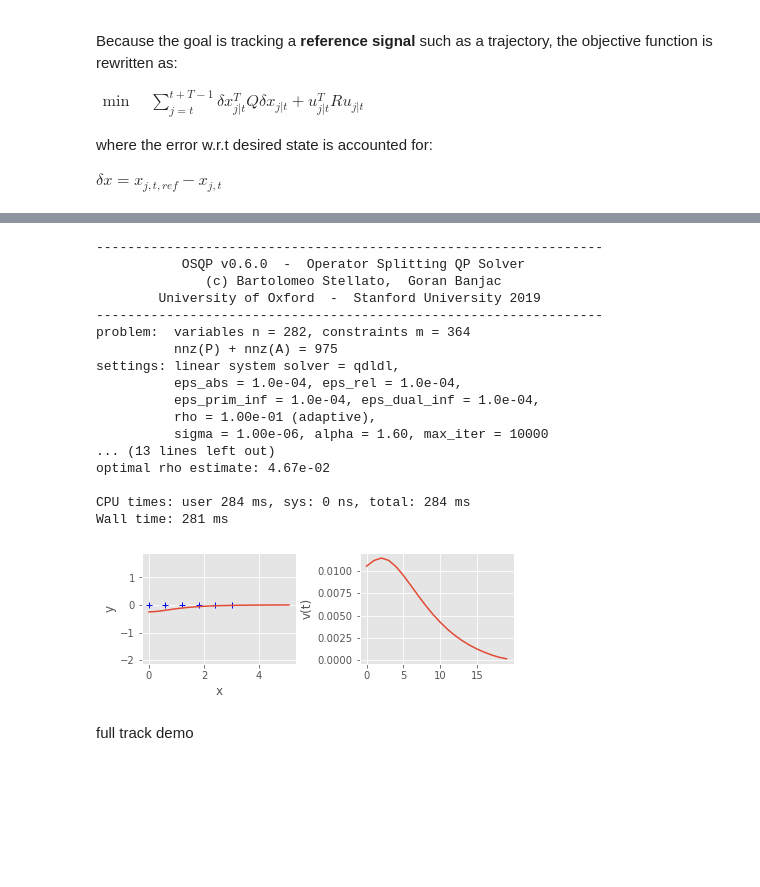
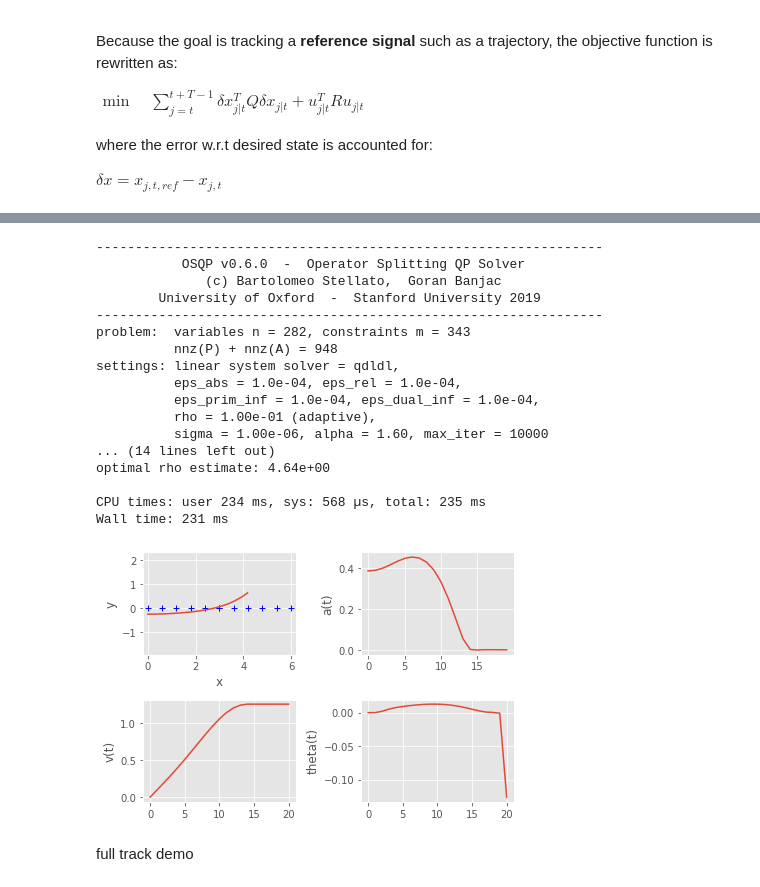
Before and after one commit to mcarfagno/mpc_python, a Jupyter notebook: notebooks/MPC_racecar.ipynb, the cells around one changed output, grey strips where cells are left out. Drawn from its saved outputs; the diff is of its cells as text; code cells hidden in the pictures; blank space fills up the shorter version.

```diff
--- a/notebooks/MPC_racecar.ipynb
+++ b/notebooks/MPC_racecar.ipynb
@@ -507,21 +505,22 @@ MAX_SPEED = 1.25
 MIN_SPEED = 0.75
 MAX_STEER = 1.57
 MAX_ACC = 1.0
+REF_VEL=1.0
 
-track = compute_path_from_wp([0,3],
-                             [0,0],0.5)
+track = compute_path_from_wp([0,3,6],
+                             [0,0,0],0.5)
 
 # Starting Condition
 x0 = np.zeros(N)
 x0[0] = 0
 x0[1] = -0.25
-x0[2] = 1
+x0[2] = 0.0
 x0[3] = np.radians(-0)
 
 #starting guess
 u_bar = np.zeros((M,T))
-u_bar[0,:]=0.01
-u_bar[1,:]=0.01
+u_bar[0,:]=0.5
+u_bar[1,:]=0.1
 
 
 K=road_curve(x0,track)
@@ -547,7 +546,8 @@ constr = []
 
 for t in range(T):
 
-    cost += 1*cp.sum_squares(x[3,t]-np.arctan(df(x_bar[0,t],K))) # psi
+    #cost += 1*cp.sum_squares(x[2,t]-1.0) # move car to
+    cost += 100*cp.sum_squares(x[3,t]-np.arctan(df(x_bar[0,t],K))) # psi
     cost += 1*cp.sum_squares(f(x_bar[0,t],K)-x[1,t]) # cte
     # Actuation effort
     cost += cp.quad_form( u[:, t],1*np.eye(M))
@@ -563,7 +563,7 @@ for t in range(T):
 # sums problem objectives and concatenates constraints.
 constr += [x[:,0] == x_bar[:,0]] #<--watch out the start condition
 constr += [x[2, :] <= MAX_SPEED]
-constr += [x[2, :] >= MIN_SPEED]
+# constr += [x[2, :] >= MIN_SPEED]
 constr += [cp.abs(u[0, :]) <= MAX_ACC]
 constr += [cp.abs(u[1, :]) <= MAX_STEER]
 
@@ -575,61 +575,57 @@ solution = prob.solve(solver=cp.OSQP, verbose=True)
               (c) Bartolomeo Stellato,  Goran Banjac
         University of Oxford  -  Stanford University 2019
 -----------------------------------------------------------------
-problem:  variables n = 282, constraints m = 364
-          nnz(P) + nnz(A) = 975
+problem:  variables n = 282, constraints m = 343
+          nnz(P) + nnz(A) = 948
 settings: linear system solver = qdldl,
           eps_abs = 1.0e-04, eps_rel = 1.0e-04,
           eps_prim_inf = 1.0e-04, eps_dual_inf = 1.0e-04,
           rho = 1.00e-01 (adaptive),
           sigma = 1.00e-06, alpha = 1.60, max_iter = 10000
-... (13 lines left out)
-optimal rho estimate: 4.67e-02
+... (14 lines left out)
+optimal rho estimate: 4.64e+00
 
-CPU times: user 284 ms, sys: 0 ns, total: 284 ms
-Wall time: 281 ms
+CPU times: user 234 ms, sys: 568 µs, total: 235 ms
+Wall time: 231 ms
 # %%
 x_mpc=np.array(x.value[0, :]).flatten()
 y_mpc=np.array(x.value[1, :]).flatten()
-theta_mpc=np.array(x.value[2, :]).flatten()
-v_mpc=np.array(u.value[0, :]).flatten()
+v_mpc=np.array(x.value[2, :]).flatten()
+theta_mpc=np.array(x.value[3, :]).flatten()
+a_mpc=np.array(u.value[0, :]).flatten()
 w_mpc=np.array(u.value[1, :]).flatten()
 
 #simulate robot state trajectory for optimized U
-x_traj=predict(x0, np.vstack((v_mpc,w_mpc)))
+x_traj=predict(x0, np.vstack((a_mpc,w_mpc)))
 
 #plt.figure(figsize=(15,10))
 #plot trajectory
 plt.subplot(2, 2, 1)
 plt.plot(track[0,:],track[1,:],"b+")
 plt.plot(x_traj[0,:],x_traj[1,:])
 plt.axis("equal")
 plt.ylabel('y')
 plt.xlabel('x')
 
 #plot v(t)
 plt.subplot(2, 2, 2)
+plt.plot(a_mpc)
+plt.ylabel('a(t)')
+#plt.xlabel('time')
+
+
+plt.subplot(2, 2, 4)
+plt.plot(theta_mpc)
+plt.ylabel('theta(t)')
+
+plt.subplot(2, 2, 3)
 plt.plot(v_mpc)
 plt.ylabel('v(t)')
-#plt.xlabel('time')
-
-#plot w(t)
-# plt.subplot(2, 2, 3)
-# plt.plot(w_mpc)
-# plt.ylabel('w(t)')
-#plt.xlabel('time')
-
-# plt.subplot(2, 2, 3)
-# plt.plot(psi_mpc)
-# plt.ylabel('psi(t)')
-
-# plt.subplot(2, 2, 4)
-# plt.plot(cte_mpc)
-# plt.ylabel('cte(t)')
 
 plt.tight_layout()
 plt.show()
 # %% [output]
-[figure, old version]
+[figure, new version]
 # %% [markdown]
 full track demo
 # %%
```
Also changed, not shown: parts of 5 cells of this notebook, 1 other file.
